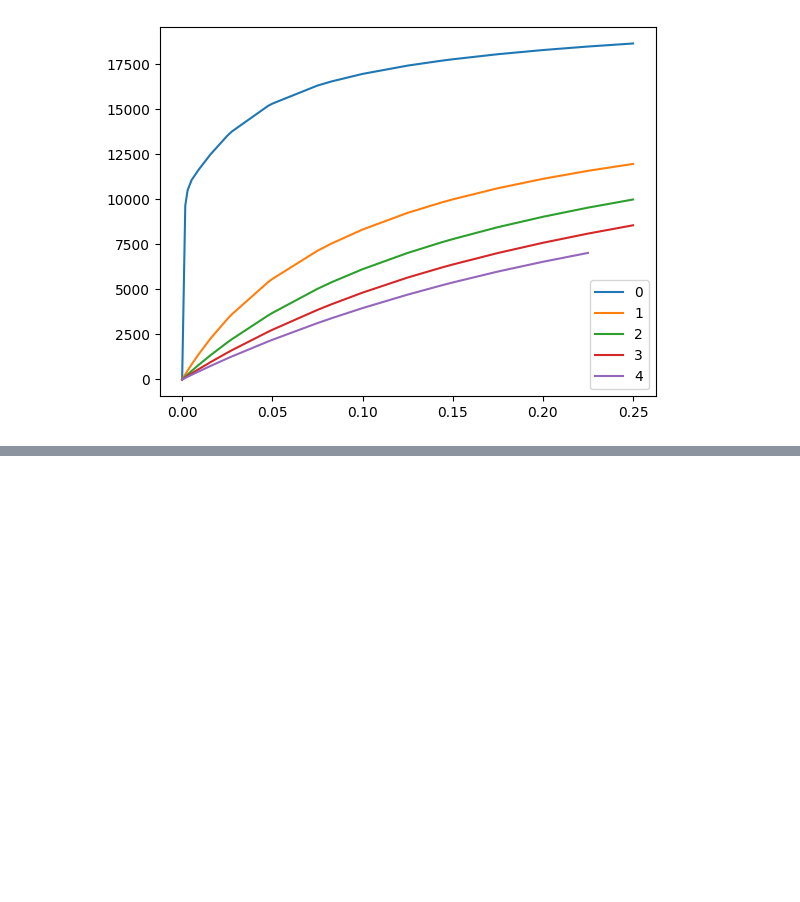
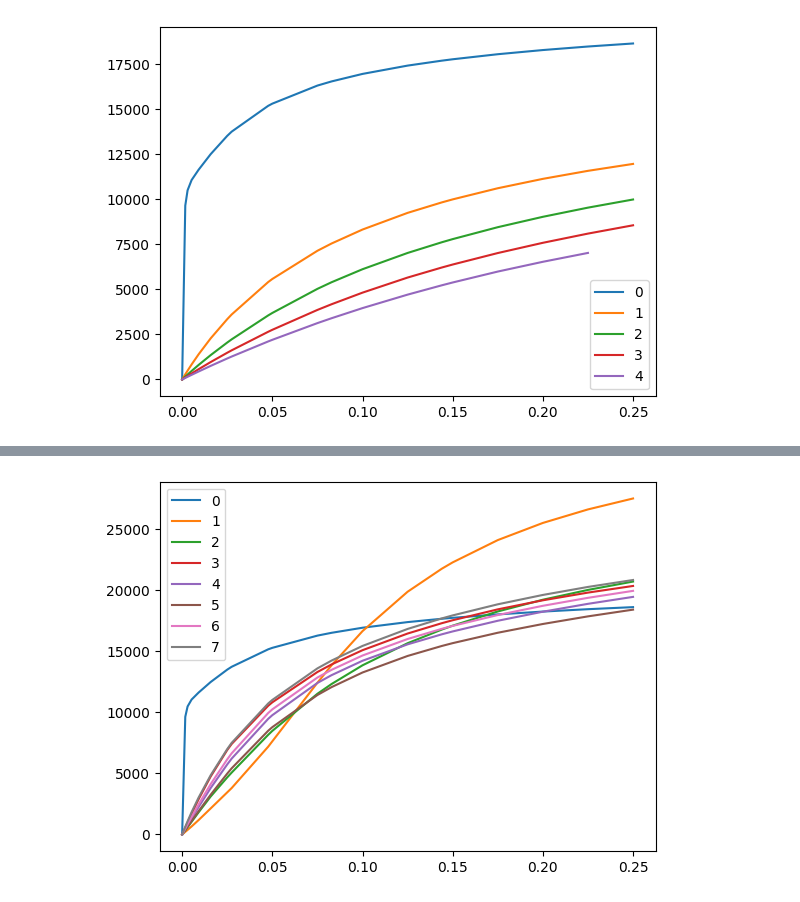
Before and after one commit to Jorgvt/dn_exploration, a Jupyter notebook: Notebooks/00_exploration.ipynb, the cells around one changed output, grey strips where cells are left out. Cells and saved outputs as stored; diff of their text form; code cells hidden in the pictures; blank space fills up the shorter version.

```diff
--- a/Notebooks/00_exploration.ipynb
+++ b/Notebooks/00_exploration.ipynb
@@ -132,0 +217,20 @@ plt.show()
+# %%
+results = []
+
+for dat in tqdm(data):
+    dat = rgb2atd(dat)
+    # pred, extras = model.apply({"params": params, **state}, dat, train=True, mutable=list(state.keys()), capture_intermediates=True)
+    # diff = ((pred - pred[0:1])**2).sum(axis=(1,2,3))**(1/2)
+    # diff = calculate_diffs(dat, dat[0:1])
+    diff = calculate_diffs(dat, dat[0:1])
+    results.append(diff)
+    # break
+# %%
+for i, r in enumerate(results):
+    # plt.plot(contrasts[:-5], r, label=i)
+    plt.plot(contrasts, r, label=i)
+    # plt.plot(r)
+plt.legend()
+plt.show()
+# %% [output]
+[figure, added]
```
Also changed, not shown: parts of 11 cells of this notebook.
